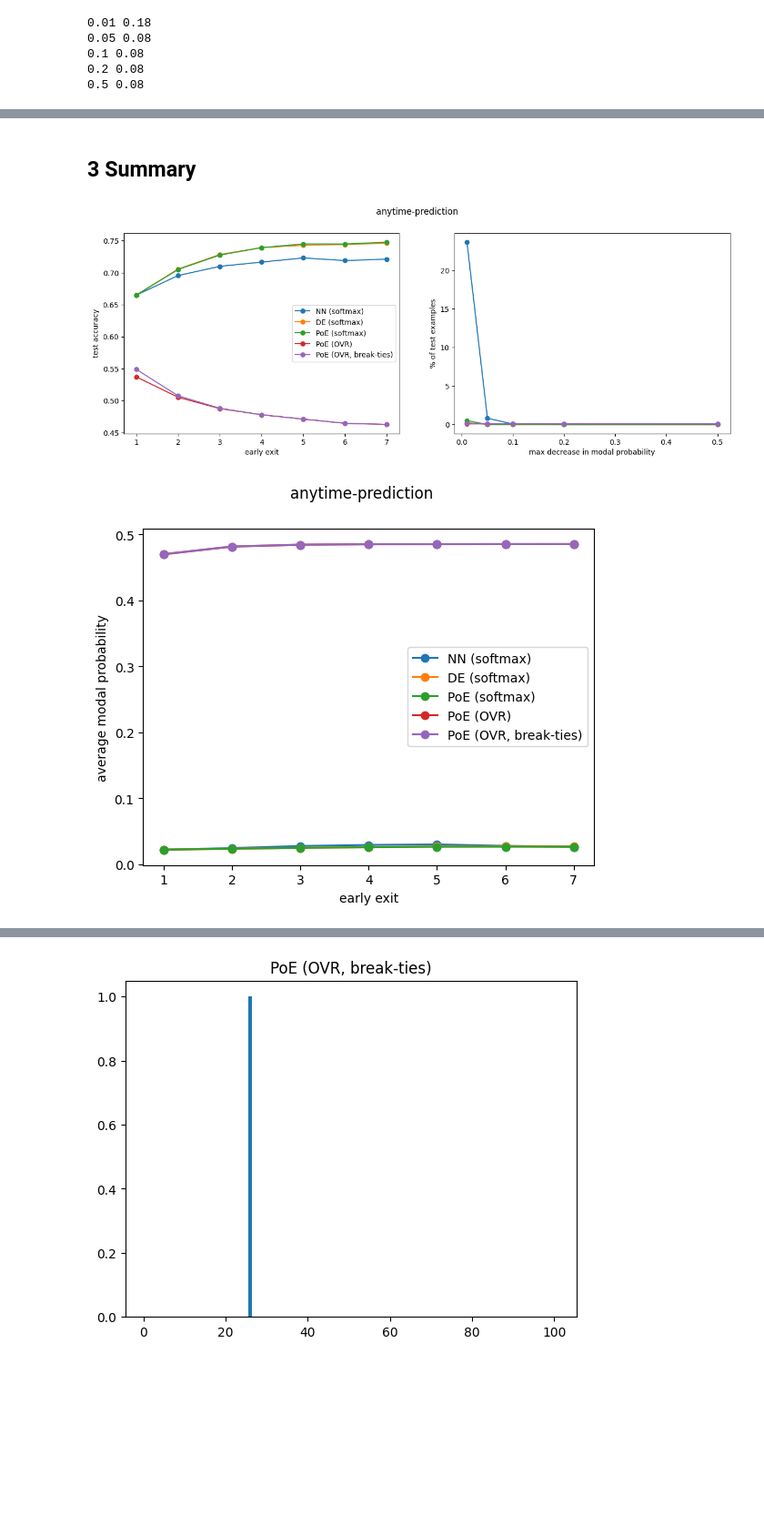
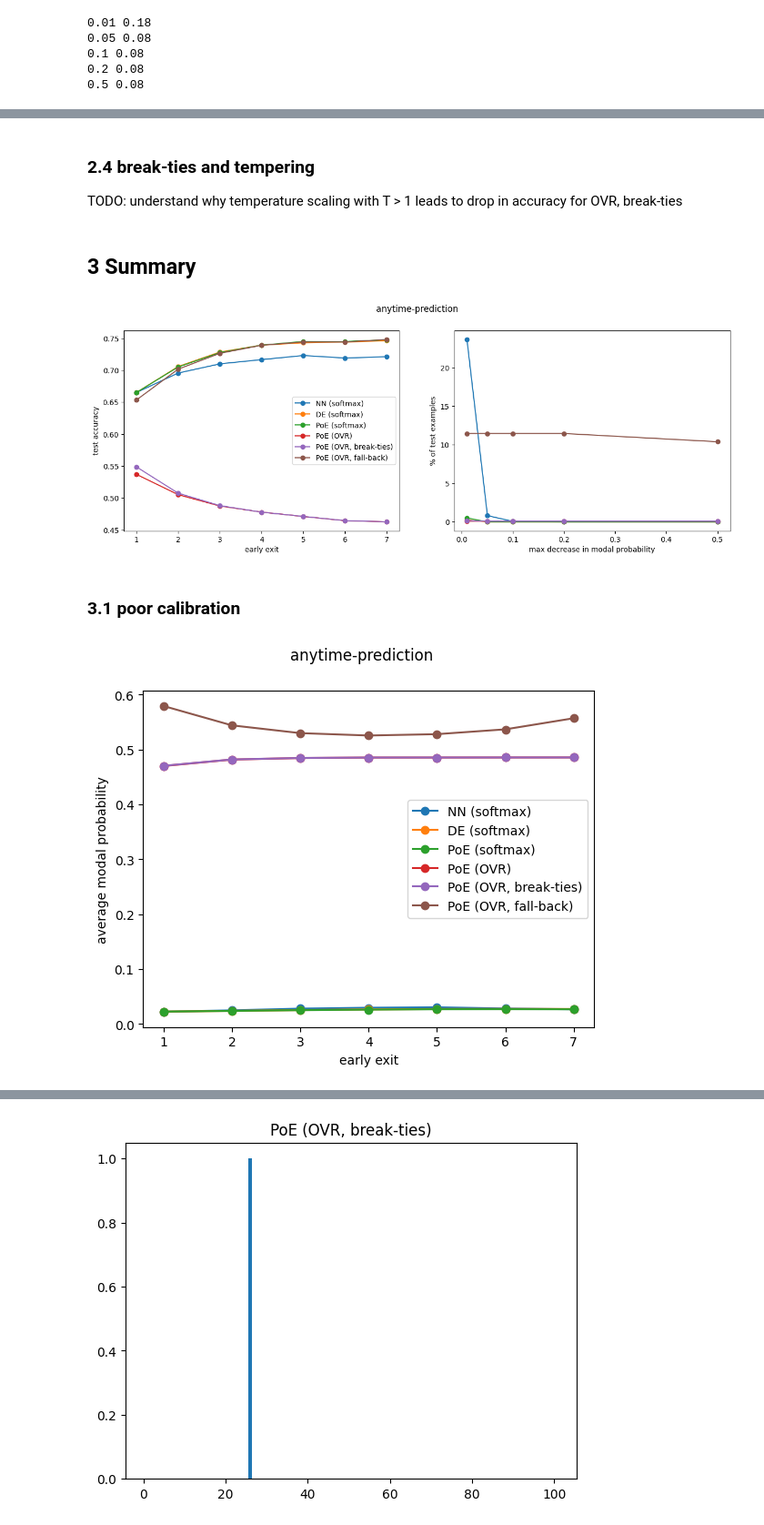
Before and after one commit to metodj/MSDNet-PyTorch, a Jupyter notebook: modal_probs.ipynb, the cells around one changed output, grey strips where cells are left out. Shown at 91% size. Cells and saved outputs as stored; diff of their text form; code cells hidden in the pictures; blank space fills up the shorter version.

```diff
--- a/modal_probs.ipynb
+++ b/modal_probs.ipynb
@@ -574,8 +575,8 @@ for thres, val in modal_probs_ovr.items():
 0.2 0.08
 0.5 0.08
 # %%
-# _preds = preds_poe_ovr_break_ties[L - 1]  # modal pred: p(\bar{y})
-_preds = targets  # probability of correct answer: p(y^*)
+_preds = preds_poe_ovr_break_ties[L - 1]  # modal pred: p(\bar{y})
+# _preds = targets  # probability of correct answer: p(y^*)
 _probs = probs_poe_ovr_break_ties
 
 for _ in range(5):
@@ -607,0 +609,4 @@ for _ in range(5):
+# %% [markdown]
+### 2.4 break-ties and tempering
+
+TODO: understand why temperature scaling with T > 1 leads to drop in accuracy for OVR, break-ties
@@ -608,24 +625,26 @@ for _ in range(5):
 # %% [markdown]
 ## 3 Summary
 # %%
+early_exits = [i + 1 for i in range(len(acc))]
 fig, ax = plt.subplots(1, 2, figsize=(15, 5))
-early_exits = [i + 1 for i in range(len(acc))]
 ax[0].plot(early_exits, acc, label='NN (softmax)', marker='o',)
 ax[0].plot(early_exits, acc_de, label='DE (softmax)', marker='o')
 ax[0].plot(early_exits, acc_poe, label='PoE (softmax)', marker='o')
 ax[0].plot(early_exits, acc_poe_ovr, label='PoE (OVR)', marker='o')
 ax[0].plot(early_exits, acc_poe_ovr_break_ties, label='PoE (OVR, break-ties)', marker='o')
+ax[0].plot(early_exits, acc_poe_ovr_fallback_ood, label='PoE (OVR, fall-back)', marker='o')
 ax[0].legend()
 # ax[0].set_title('anytime-prediction')
 ax[0].set_ylabel('test accuracy')
 ax[0].set_xlabel('early exit')
 
-for _preds, _poe, label in [(preds, probs, 'NN (softmax)'),
+for _preds, _probs, label in [(preds, probs, 'NN (softmax)'),
                             (preds_de, probs_de, 'DE (softmax)'),
                             (preds_poe, probs_poe, 'PoE (softmax)'),
                             (preds_poe_ovr, probs_poe_ovr, 'PoE (OVR)'),
-                            (preds_poe_ovr_break_ties, probs_poe_ovr_break_ties, 'PoE (OVR, break-ties)')]:
-    modal_probs = modal_probs_decreasing(_preds, _poe, L)
+                            (preds_poe_ovr_break_ties, probs_poe_ovr_break_ties, 'PoE (OVR, break-ties)'),
+                            (preds_poe_ovr_fallback_ood, probs_poe_ovr_fallback_ood, 'PoE (OVR, fall-back)')]:
+    modal_probs = modal_probs_decreasing(_preds, _probs, L)
     ax[1].plot(modal_probs.keys(), modal_probs.values(), marker='o', label=label)
 # ax[1].legend()
 # ax[1].set_title('anytime-prediction')
@@ -636,21 +655,25 @@ ax[1].set_ylabel('% of test examples')
 plt.suptitle('anytime-prediction')
 plt.show()
 # %% [output]
-[figure, old version]
+[figure, new version]
+# %% [markdown]
+### 3.1 poor calibration
 # %%
-for _preds, _poe, label in [(preds, probs, 'NN (softmax)'),
+early_exits = [i + 1 for i in range(len(acc))]
+for _preds, _probs, label in [(preds, probs, 'NN (softmax)'),
                             (preds_de, probs_de, 'DE (softmax)'),
                             (preds_poe, probs_poe, 'PoE (softmax)'),
                             (preds_poe_ovr, probs_poe_ovr, 'PoE (OVR)'),
-                            (preds_poe_ovr_break_ties, probs_poe_ovr_break_ties, 'PoE (OVR, break-ties)')]:
-    modal_probs = modal_probs_average(_preds, _poe, L)
+                            (preds_poe_ovr_break_ties, probs_poe_ovr_break_ties, 'PoE (OVR, break-ties)'),
+                            (preds_poe_ovr_fallback_ood, probs_poe_ovr_fallback_ood, 'PoE (OVR, fall-back)')]:
+    modal_probs = modal_probs_average(_preds, _probs, L)
     plt.plot(early_exits, modal_probs.numpy(), marker='o', label=label)
 plt.legend()
 plt.xlabel('early exit')
 plt.ylabel('average modal probability')
 
 
 plt.suptitle('anytime-prediction')
 plt.show()
 # %% [output]
-[figure, old version]
+[figure, new version]
```
Also changed, not shown: parts of 22 cells of this notebook.
